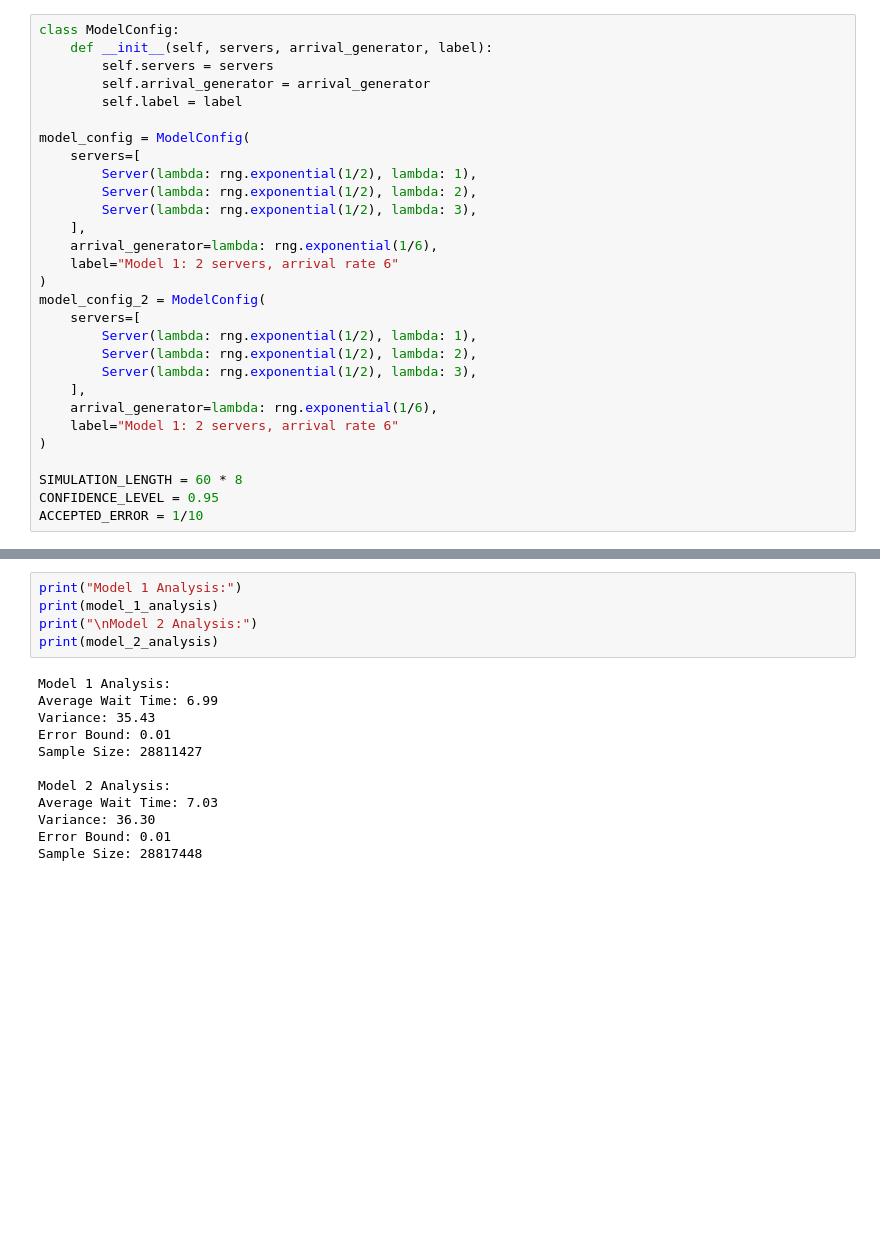
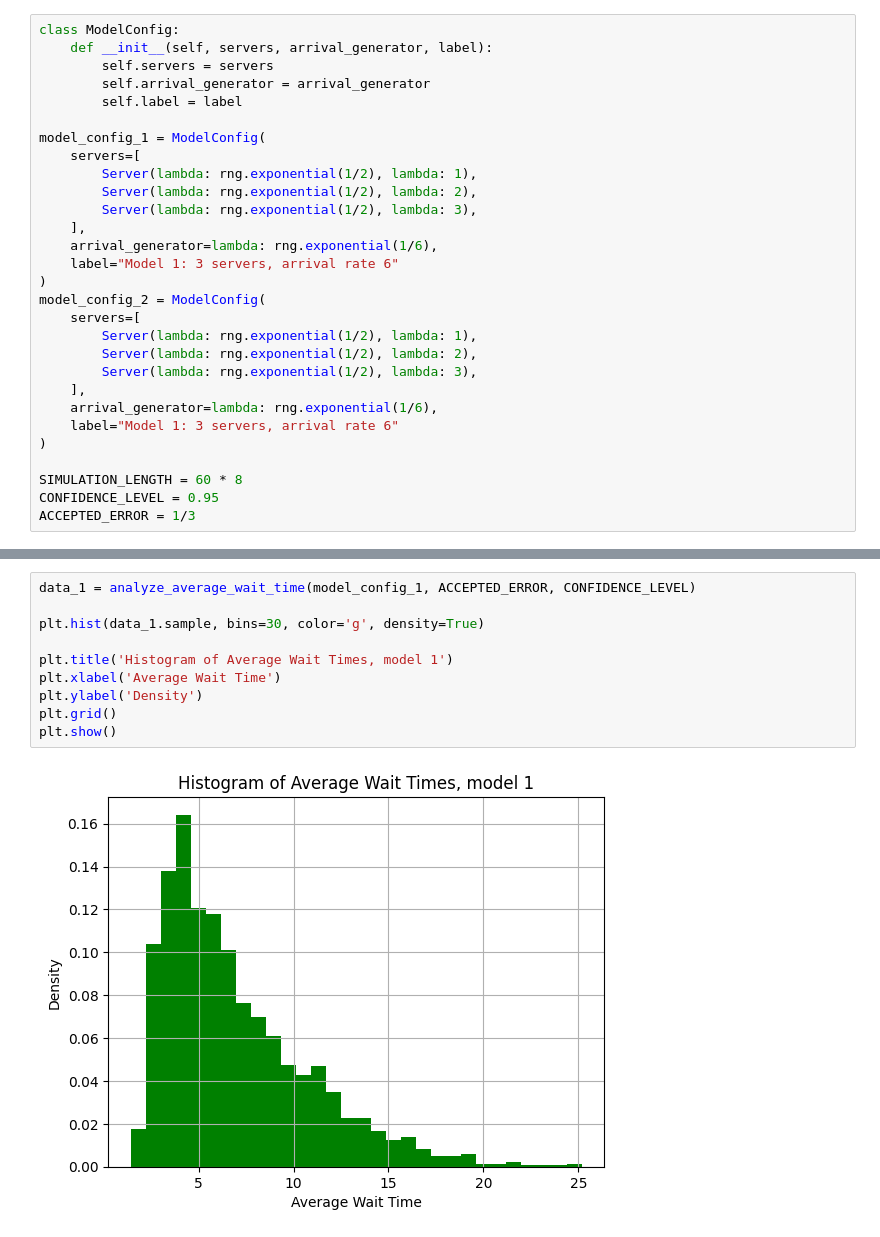
Before and after one commit to dhc667/N-Server-Queue, a Jupyter notebook: project.ipynb, the cells around one changed output, grey strips where cells are left out. Drawn from its saved outputs; the diff is of its cells as text; blank space fills up the shorter version.

```diff
--- a/project.ipynb
+++ b/project.ipynb
@@ -14,14 +11,14 @@ class ModelConfig:
         self.arrival_generator = arrival_generator
         self.label = label
 
-model_config = ModelConfig(
+model_config_1 = ModelConfig(
     servers=[
         Server(lambda: rng.exponential(1/2), lambda: 1),
         Server(lambda: rng.exponential(1/2), lambda: 2),
         Server(lambda: rng.exponential(1/2), lambda: 3),
     ],
     arrival_generator=lambda: rng.exponential(1/6),
-    label="Model 1: 2 servers, arrival rate 6"
+    label="Model 1: 3 servers, arrival rate 6"
 )
 model_config_2 = ModelConfig(
     servers=[
@@ -30,10 +27,10 @@ model_config_2 = ModelConfig(
         Server(lambda: rng.exponential(1/2), lambda: 3),
     ],
     arrival_generator=lambda: rng.exponential(1/6),
-    label="Model 1: 2 servers, arrival rate 6"
+    label="Model 1: 3 servers, arrival rate 6"
 )
 
 SIMULATION_LENGTH = 60 * 8
 CONFIDENCE_LEVEL = 0.95
-ACCEPTED_ERROR = 1/10
+ACCEPTED_ERROR = 1/3
 # %%
@@ -147,17 +113,12 @@ Simulating 9000
-# %%
-print("Model 1 Analysis:")
-print(model_1_analysis)
-print("\nModel 2 Analysis:")
-print(model_2_analysis)
-# %% [output]
-Model 1 Analysis:
-Average Wait Time: 6.99
-Variance: 35.43
-Error Bound: 0.01
-Sample Size: 28811427
-
-Model 2 Analysis:
-Average Wait Time: 7.03
-Variance: 36.30
-Error Bound: 0.01
-Sample Size: 28817448
+# %%
+data_1 = analyze_average_wait_time(model_config_1, ACCEPTED_ERROR, CONFIDENCE_LEVEL)
+
+plt.hist(data_1.sample, bins=30, color='g', density=True)
+
+plt.title('Histogram of Average Wait Times, model 1')
+plt.xlabel('Average Wait Time')
+plt.ylabel('Density')
+plt.grid()
+plt.show()
+# %% [output]
+[figure, added]
```
Also changed, not shown: parts of 10 cells of this notebook, 9 other files.
